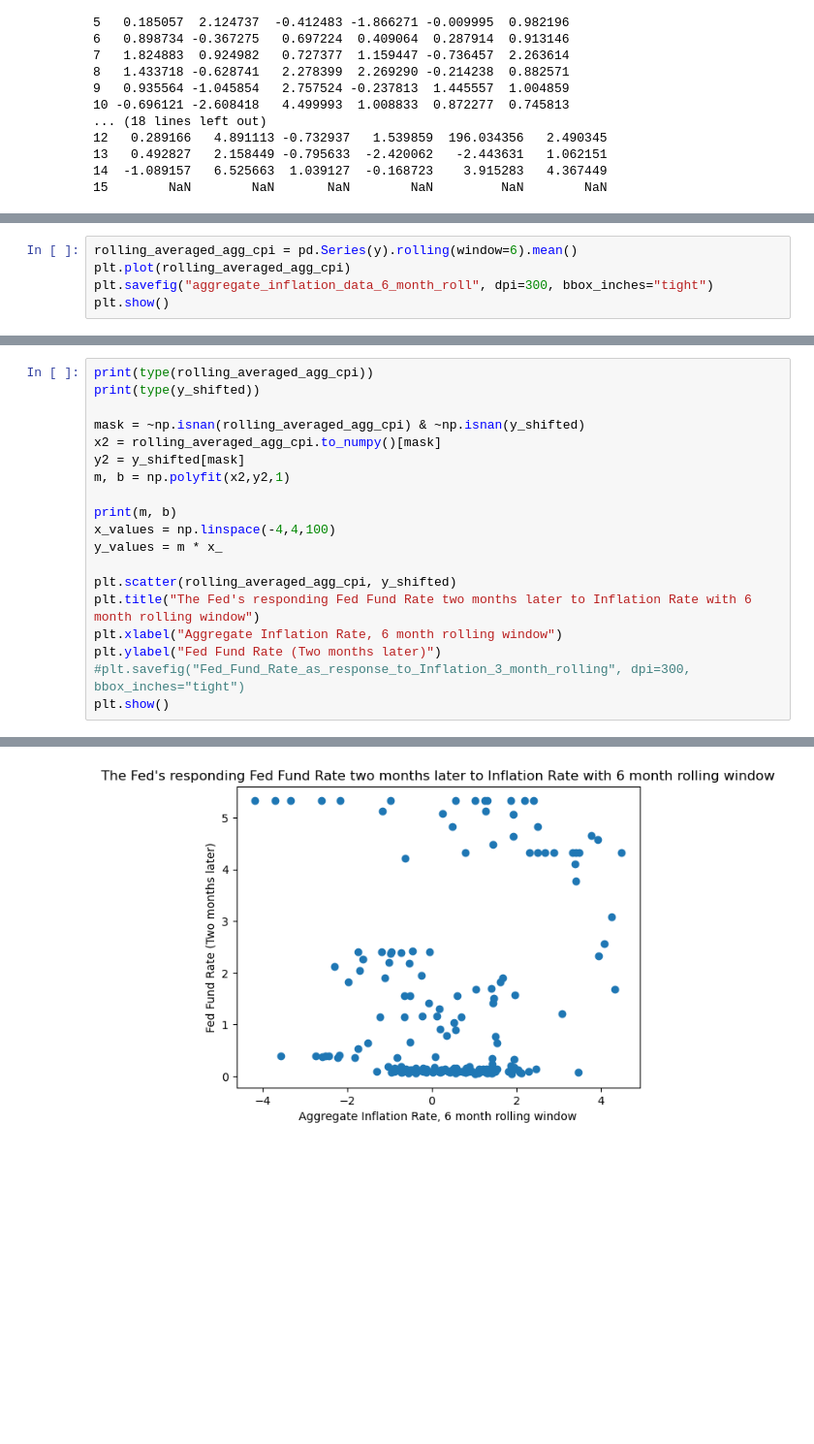
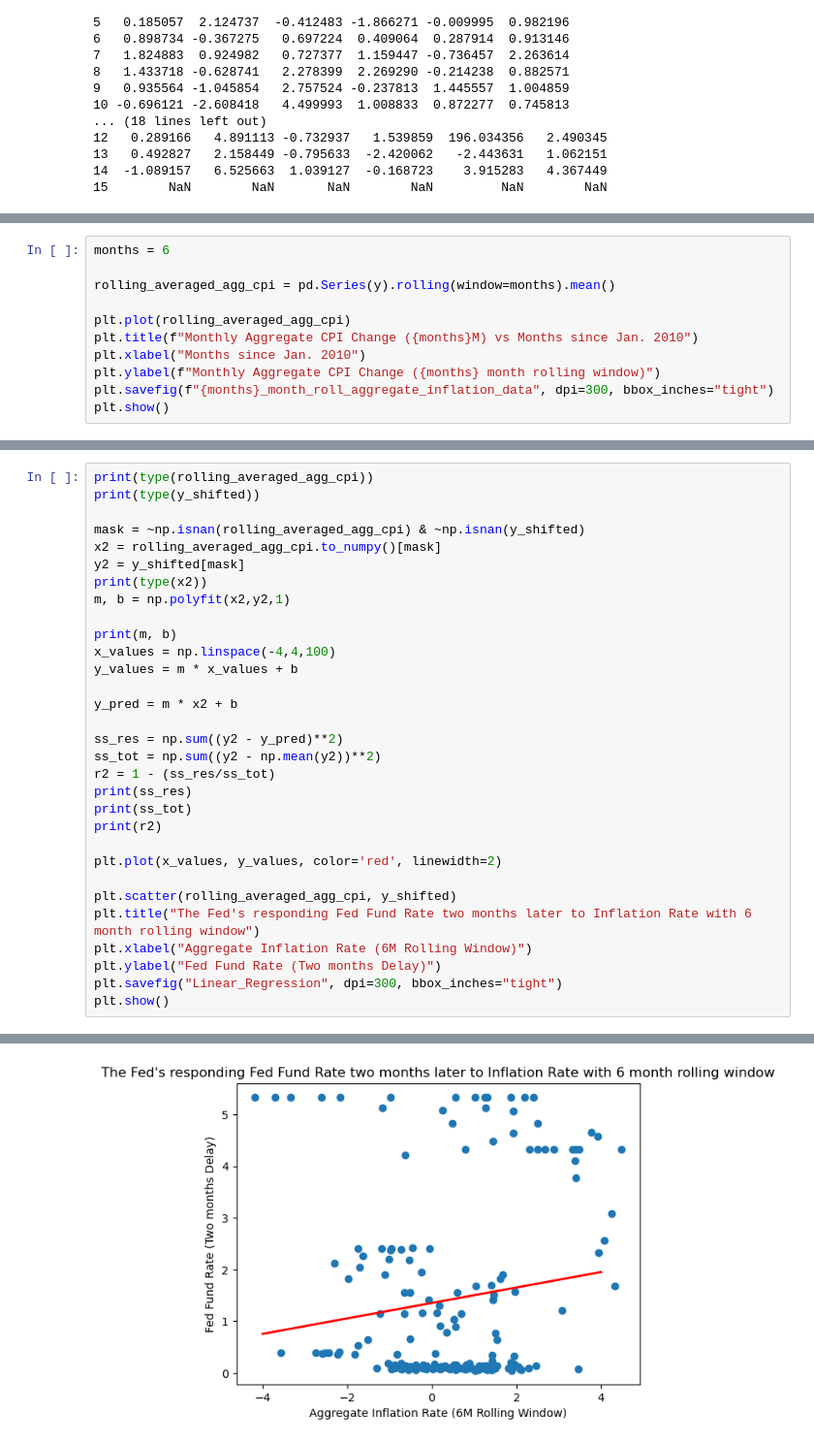
Before and after one commit to Yimo-Liu-13196/MAD2502, a Jupyter notebook: Project.ipynb, the cells around one changed output, grey strips where cells are left out. Shown: that part at 97% size. Saved outputs shown, nothing was run; the diff lists cells and outputs as text; blank space fills up the shorter version.

```diff
--- a/Project.ipynb
+++ b/Project.ipynb
@@ -148,6 +148,12 @@ plt.show()
 # %%
-rolling_averaged_agg_cpi = pd.Series(y).rolling(window=6).mean()
+months = 6
+
+rolling_averaged_agg_cpi = pd.Series(y).rolling(window=months).mean()
+
 plt.plot(rolling_averaged_agg_cpi)
-plt.savefig("aggregate_inflation_data_6_month_roll", dpi=300, bbox_inches="tight")
+plt.title(f"Monthly Aggregate CPI Change ({months}M) vs Months since Jan. 2010")
+plt.xlabel("Months since Jan. 2010")
+plt.ylabel(f"Monthly Aggregate CPI Change ({months} month rolling window)")
+plt.savefig(f"{months}_month_roll_aggregate_inflation_data", dpi=300, bbox_inches="tight")
 plt.show()
 # %% [output]
@@ -236,17 +233,29 @@ print(type(y_shifted))
 mask = ~np.isnan(rolling_averaged_agg_cpi) & ~np.isnan(y_shifted)
 x2 = rolling_averaged_agg_cpi.to_numpy()[mask]
 y2 = y_shifted[mask]
+print(type(x2))
 m, b = np.polyfit(x2,y2,1)
 
 print(m, b)
 x_values = np.linspace(-4,4,100)
-y_values = m * x_
+y_values = m * x_values + b
+
+y_pred = m * x2 + b
+
+ss_res = np.sum((y2 - y_pred)**2)
+ss_tot = np.sum((y2 - np.mean(y2))**2)
+r2 = 1 - (ss_res/ss_tot)
+print(ss_res)
+print(ss_tot)
+print(r2)
+
+plt.plot(x_values, y_values, color='red', linewidth=2)
 
 plt.scatter(rolling_averaged_agg_cpi, y_shifted)
 plt.title("The Fed's responding Fed Fund Rate two months later to Inflation Rate with 6 month rolling window")
-plt.xlabel("Aggregate Inflation Rate, 6 month rolling window")
-plt.ylabel("Fed Fund Rate (Two months later)")
-#plt.savefig("Fed_Fund_Rate_as_response_to_Inflation_3_month_rolling", dpi=300, bbox_inches="tight")
+plt.xlabel("Aggregate Inflation Rate (6M Rolling Window)")
+plt.ylabel("Fed Fund Rate (Two months Delay)")
+plt.savefig("Linear_Regression", dpi=300, bbox_inches="tight")
 plt.show()
 # %% [output]
 <class 'pandas.core.series.Series'>
@@ -255 +268 @@ plt.show()
-[figure, old version]
+[figure, new version]
```
Also changed, not shown: parts of 9 cells of this notebook.
